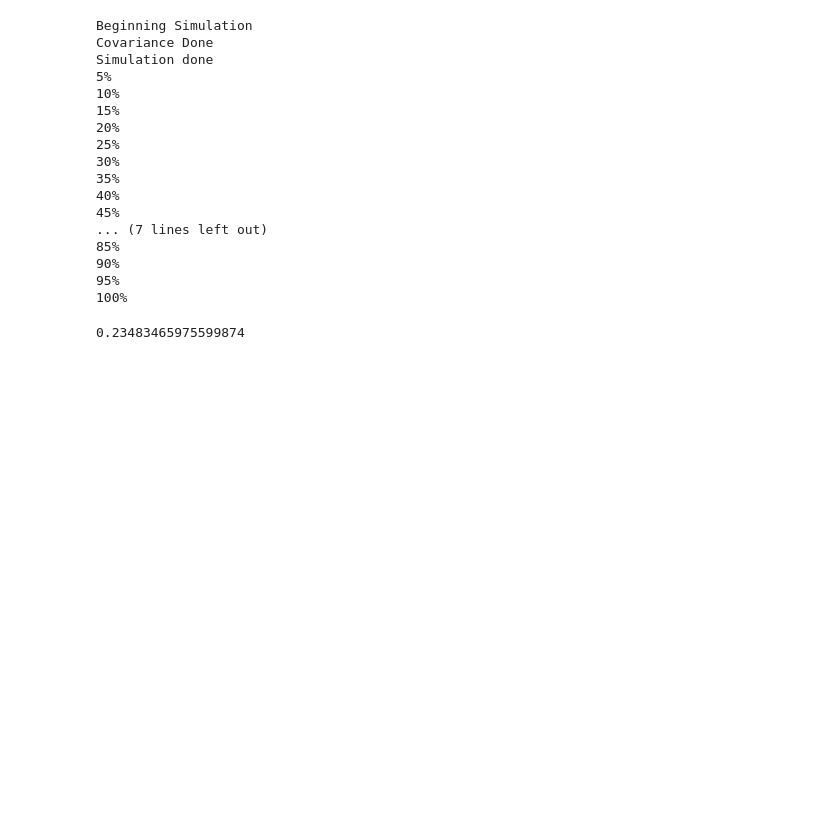
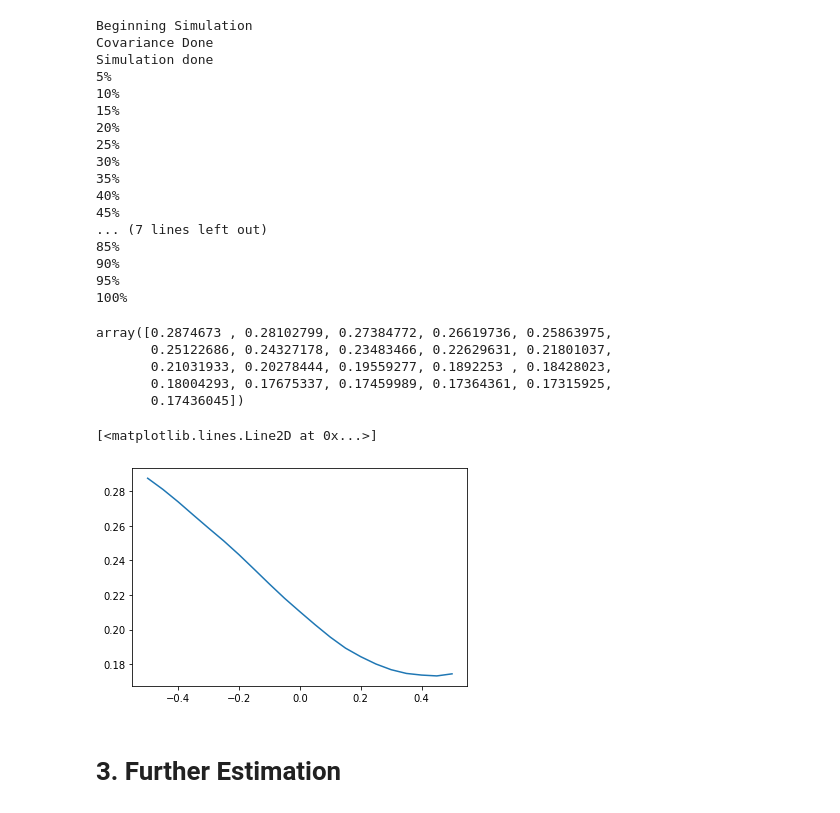
Before and after one commit to Jamjam1729/Dissertation, a Jupyter notebook: Dissertation.ipynb, the cells around one changed output. Cells and saved outputs as stored; diff of their text form; code cells hidden in the pictures; blank space fills up the shorter version.

Commit message:
trying new V0 estimation

```diff
--- a/Dissertation.ipynb
+++ b/Dissertation.ipynb
@@ -375,13 +357,13 @@ class RFSV_model:
 
         self.MLE_H = max_MLE(log_est_V, 1, scalar = 1)[0]
 # %%
-# B_path_loc_05 = 'C:\\Users\\jamma\\Masters\\Dissertation\\Bpath.05.txt'
-# BH_path_loc_05 = 'C:\\Users\\jamma\\Masters\\Dissertation\\BHpath.05.txt'
-# W_path_loc_05 = 'C:\\Users\\jamma\\Masters\\Dissertation\\Wpath.05.txt'
+B_path_loc_05 = 'C:\\Users\\jamma\\Masters\\Dissertation\\Bpath.05.txt'
+BH_path_loc_05 = 'C:\\Users\\jamma\\Masters\\Dissertation\\BHpath.05.txt'
+W_path_loc_05 = 'C:\\Users\\jamma\\Masters\\Dissertation\\Wpath.05.txt'
 
-B_path_loc_05 = '/Users/james.male/Dissertation/Bpath.05.txt'
-BH_path_loc_05 = '/Users/james.male/Dissertation/BHpath.05.txt'
-W_path_loc_05 = '/Users/james.male/Dissertation/Wpath.05.txt'
+# B_path_loc_05 = '/Users/james.male/Dissertation/Bpath.05.txt'
+# BH_path_loc_05 = '/Users/james.male/Dissertation/BHpath.05.txt'
+# W_path_loc_05 = '/Users/james.male/Dissertation/Wpath.05.txt'
 
 B_path_05 = add_zero(np.loadtxt(B_path_loc_05))
 BH_path_05 = add_zero(np.loadtxt(BH_path_loc_05))
@@ -399,13 +381,13 @@ for window_length in window_lengths:
 0.10751608160792792 0.05805869742559864 0.05058175194263949
 0.19435280718536496 0.13661549661151695 0.05058175194263949
 # %%
-B_path_loc_05 = '/Users/james.male/Dissertation/Bpath.10.txt'
-BH_path_loc_05 = '/Users/james.male/Dissertation/BHpath.10.txt'
-W_path_loc_05 = '/Users/james.male/Dissertation/Wpath.10.txt'
+# B_path_loc_05 = '/Users/james.male/Dissertation/Bpath.10.txt'
+# BH_path_loc_05 = '/Users/james.male/Dissertation/BHpath.10.txt'
+# W_path_loc_05 = '/Users/james.male/Dissertation/Wpath.10.txt'
 
-# B_path_loc_10 = 'C:\\Users\\jamma\\Masters\\Dissertation\\Bpath.10.txt'
-# BH_path_loc_10 = 'C:\\Users\\jamma\\Masters\\Dissertation\\BHpath.10.txt'
-# W_path_loc_10 = 'C:\\Users\\jamma\\Masters\\Dissertation\\Wpath.10.txt'
+B_path_loc_10 = 'C:\\Users\\jamma\\Masters\\Dissertation\\Bpath.10.txt'
+BH_path_loc_10 = 'C:\\Users\\jamma\\Masters\\Dissertation\\BHpath.10.txt'
+W_path_loc_10 = 'C:\\Users\\jamma\\Masters\\Dissertation\\Wpath.10.txt'
 
 B_path_10 = add_zero(np.loadtxt(B_path_loc_10))
 BH_path_10 = add_zero(np.loadtxt(BH_path_loc_10))
@@ -501,6 +465,7 @@ dummy_window_length = 512
 
 log_moneyness = np.arange(-0.5, 0.55, 0.05)
 call_prices = np.zeros(log_moneyness.shape)
+IVs = np.zeros(log_moneyness.shape)
 
 rng = np.random.default_rng(seed = 1729)
 B_sim, BH_sim = simulate_bm_fbm(int(n_sims / 2), n_steps, 1, H, rng)
@@ -537,7 +502,23 @@ Simulation done
 90%
 95%
 100%
-# %%
-get_IV_from_price(1, 0, np.exp(-0.15), 1, 0, np.mean(np.maximum(S1_paths - np.exp(-0.15), 0)))
-# %% [output]
-0.23483465975599874
+# %%
+for i, v in enumerate(log_moneyness):
+    strike = S0 * np.exp(v)
+    call_prices[i] = np.average(np.maximum(S1_paths - strike, 0))
+    IVs[i] = get_IV_from_price(S0, 0, strike, 1, 0, call_prices[i])
+
+IVs
+# %% [output]
+array([0.2874673 , 0.28102799, 0.27384772, 0.26619736, 0.25863975,
+       0.25122686, 0.24327178, 0.23483466, 0.22629631, 0.21801037,
+       0.21031933, 0.20278444, 0.19559277, 0.1892253 , 0.18428023,
+       0.18004293, 0.17675337, 0.17459989, 0.17364361, 0.17315925,
+       0.17436045])
+# %%
+plt.plot(log_moneyness, IVs)
+# %% [output]
+[<matplotlib.lines.Line2D at 0x...>]
+[figure, added]
+# %% [markdown]
+# 3. Further Estimation
```
Also changed, not shown: parts of 12 cells of this notebook.
